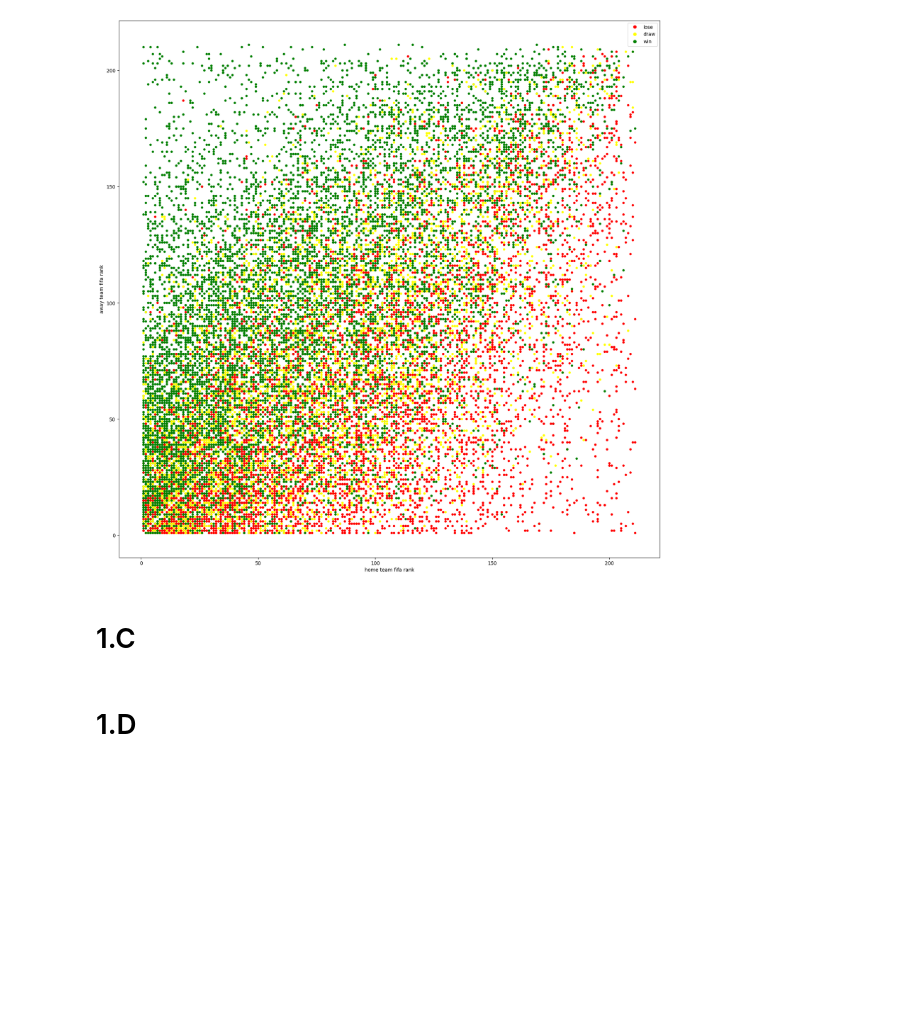
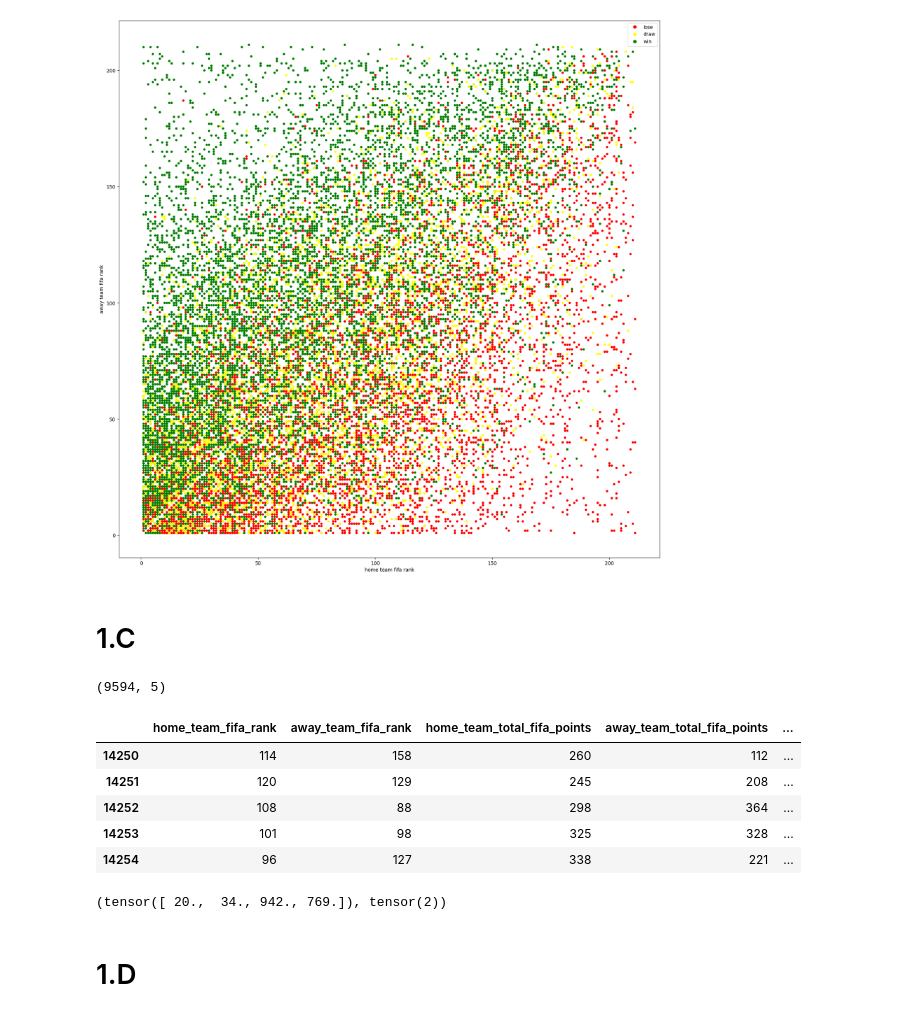
Before and after one commit to Sajad-Hosseini/Deep-learning, a Jupyter notebook: HW2/Codes/DL2022_HW2_P2.ipynb, the cells around one changed output. Cells and saved outputs as stored; diff of their text form; code cells hidden in the pictures; blank space fills up the shorter version.

```diff
--- a/HW2/Codes/DL2022_HW2_P2.ipynb
+++ b/HW2/Codes/DL2022_HW2_P2.ipynb
@@ -57,11 +56,21 @@ plt.show()
 # %%
 df_new = df[['home_team_fifa_rank','away_team_fifa_rank','home_team_total_fifa_points','away_team_total_fifa_points','home_team_result']]
 df_new = df_new.loc[df_new["home_team_total_fifa_points"] != 0]
 df_new = df_new.loc[df_new["away_team_total_fifa_points"] != 0]
 df_new.loc[df_new['home_team_result']=='Win','home_team_result']= 2
 df_new.loc[df_new['home_team_result']=='Draw','home_team_result']= 1
 df_new.loc[df_new['home_team_result']=='Lose','home_team_result']= 0
 df_new['home_team_result'] = df_new['home_team_result'].astype('int')
+print(df_new.shape)
+df_new.head()
+# %% [output]
+(9594, 5)
+|  | home_team_fifa_rank | away_team_fifa_rank | home_team_total_fifa_points | away_team_total_fifa_points | ... |
+| 14250 | 114 | 158 | 260 | 112 | ... |
+| 14251 | 120 | 129 | 245 | 208 | ... |
+| 14252 | 108 | 88 | 298 | 364 | ... |
+| 14253 | 101 | 98 | 325 | 328 | ... |
+| 14254 | 96 | 127 | 338 | 221 | ... |
 # %%
 train, test = train_test_split(df_new, test_size=0.25)
 X_train = torch.tensor(train.iloc[:,:4].values, dtype = torch.float32, device = device)
@@ -90,6 +99,10 @@ class create_dataset(Dataset):
 # %%
 train_set = create_dataset(X_train, Y_train)
 test_set = create_dataset(X_test, Y_test)
+# %%
+train_set[0]
+# %% [output]
+(tensor([ 20.,  34., 942., 769.]), tensor(2))
 # %% [markdown]
 # 1.D
 # %%
```
Also changed, not shown: parts of 9 cells of this notebook.
